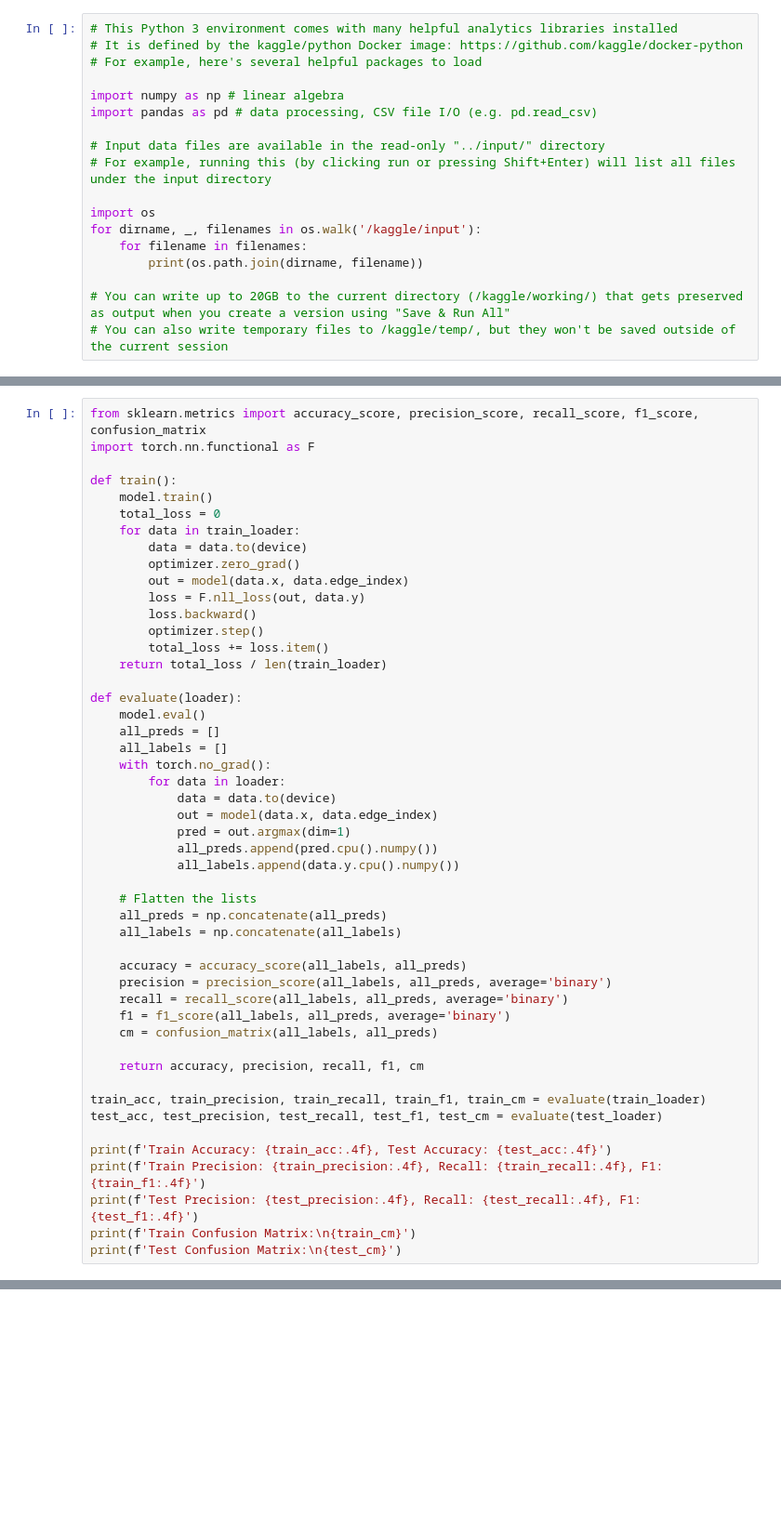
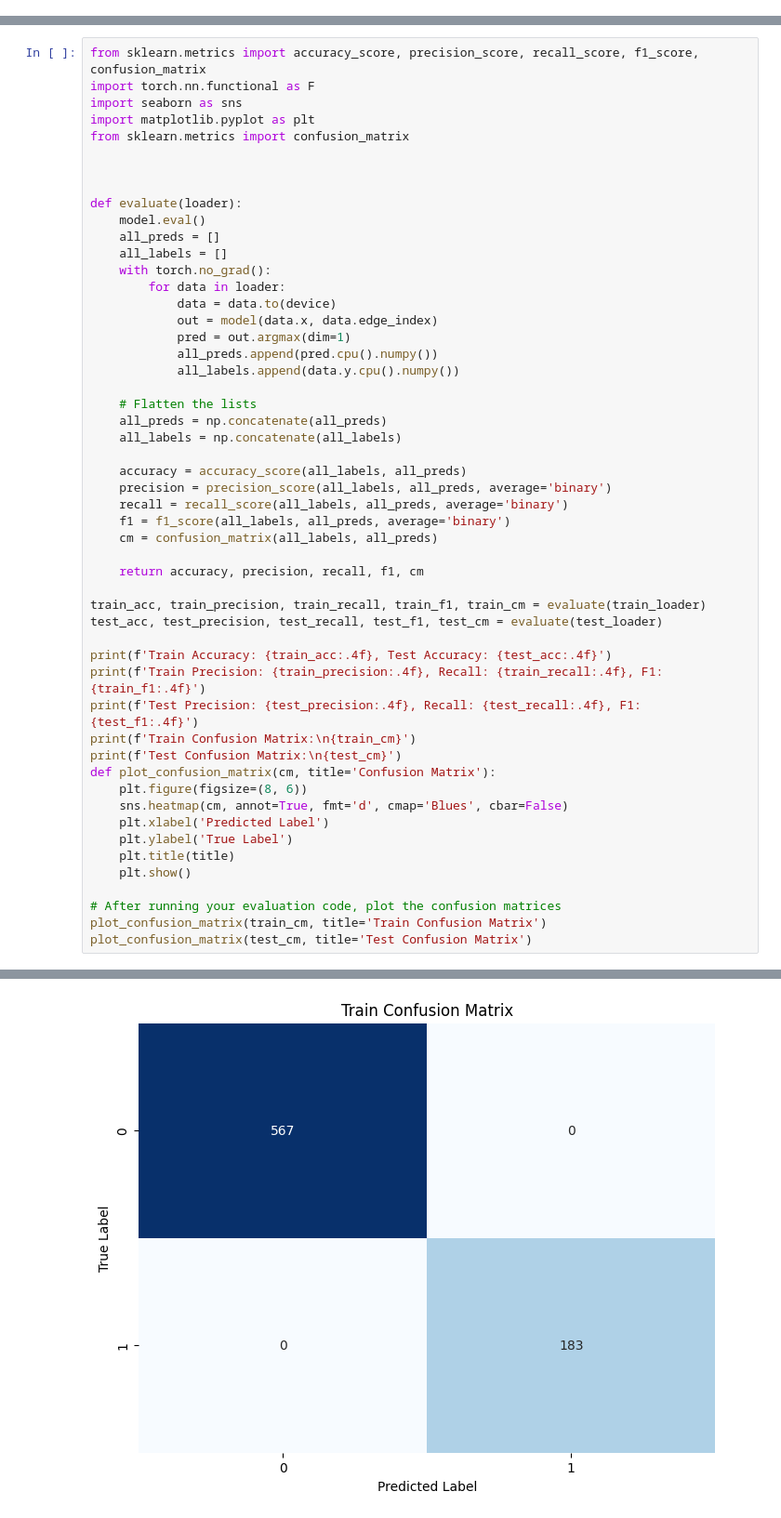
Before and after one commit to minannu/Spam-detection, a Jupyter notebook: Spam Detection.ipynb, the cells around one changed output, grey strips where cells are left out. Shown at 93% size. Cells and saved outputs as stored; diff of their text form; blank space fills up the shorter version.

Commit message:
Kaggle Notebook | Spam detection | Version 5

```diff
--- a/Spam Detection.ipynb
+++ b/Spam Detection.ipynb
@@ -1,19 +1 @@
-# %%
-# This Python 3 environment comes with many helpful analytics libraries installed
-# It is defined by the kaggle/python Docker image: https://github.com/kaggle/docker-python
-# For example, here's several helpful packages to load
-
-import numpy as np # linear algebra
-import pandas as pd # data processing, CSV file I/O (e.g. pd.read_csv)
-
-# Input data files are available in the read-only "../input/" directory
-# For example, running this (by clicking run or pressing Shift+Enter) will list all files under the input directory
-
-import os
-for dirname, _, filenames in os.walk('/kaggle/input'):
-    for filename in filenames:
-        print(os.path.join(dirname, filename))
-
-# You can write up to 20GB to the current directory (/kaggle/working/) that gets preserved as output when you create a version using "Save & Run All"
-# You can also write temporary files to /kaggle/temp/, but they won't be saved outside of the current session
 # %%
@@ -126,19 +265,11 @@ optimizer = torch.optim.Adam(model.parameters(), lr=0.01)
 # %%
 from sklearn.metrics import accuracy_score, precision_score, recall_score, f1_score, confusion_matrix
 import torch.nn.functional as F
+import seaborn as sns
+import matplotlib.pyplot as plt
+from sklearn.metrics import confusion_matrix
 
-def train():
-    model.train()
-    total_loss = 0
-    for data in train_loader:
-        data = data.to(device)
-        optimizer.zero_grad()
-        out = model(data.x, data.edge_index)
-        loss = F.nll_loss(out, data.y)
-        loss.backward()
-        optimizer.step()
-        total_loss += loss.item()
-    return total_loss / len(train_loader)
+
 
 def evaluate(loader):
     model.eval()
@@ -172,3 +303,15 @@ print(f'Train Precision: {train_precision:.4f}, Recall: {train_recall:.4f}, F1:
 print(f'Test Precision: {test_precision:.4f}, Recall: {test_recall:.4f}, F1: {test_f1:.4f}')
 print(f'Train Confusion Matrix:\n{train_cm}')
 print(f'Test Confusion Matrix:\n{test_cm}')
+def plot_confusion_matrix(cm, title='Confusion Matrix'):
+    plt.figure(figsize=(8, 6))
+    sns.heatmap(cm, annot=True, fmt='d', cmap='Blues', cbar=False)
+    plt.xlabel('Predicted Label')
+    plt.ylabel('True Label')
+    plt.title(title)
+    plt.show()
+
+# After running your evaluation code, plot the confusion matrices
+plot_confusion_matrix(train_cm, title='Train Confusion Matrix')
+plot_confusion_matrix(test_cm, title='Test Confusion Matrix')
+# %% [output]
@@ -174,0 +327 @@ print(f'Test Confusion Matrix:\n{test_cm}')
+[figure, added]
```
Also changed, not shown: parts of 24 cells of this notebook.
